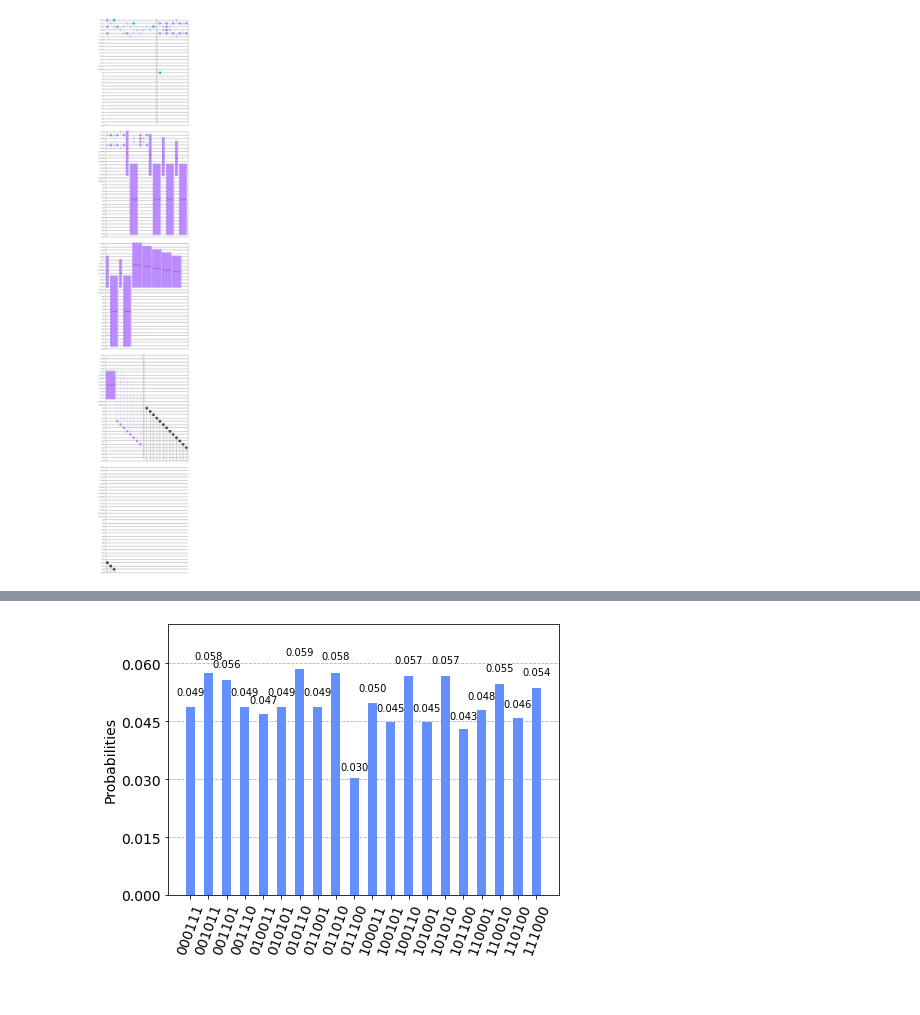
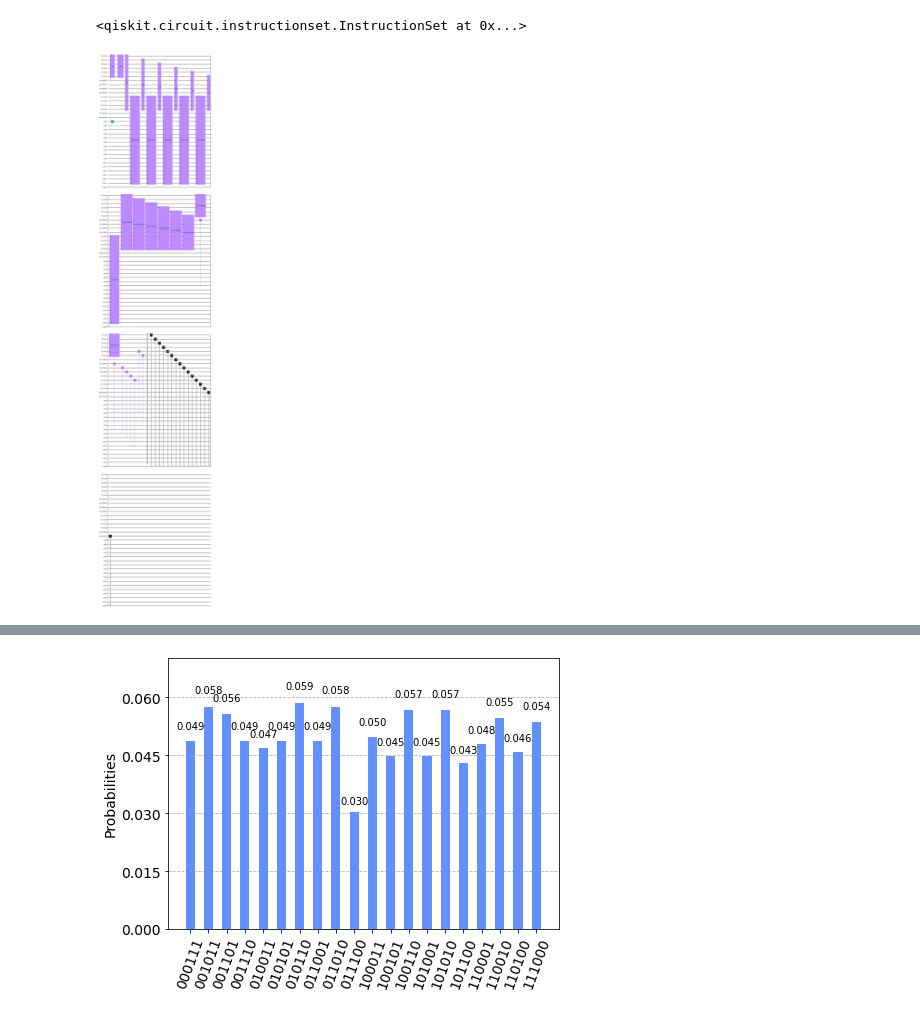
Before and after one commit to bubakazouba/spiny-quantum, a Jupyter notebook: AprilQuantumChallenge.ipynb, the cells around one changed output, grey strips where cells are left out. Saved outputs shown, nothing was run; the diff lists cells and outputs as text; code cells hidden in the pictures.

```diff
--- a/AprilQuantumChallenge.ipynb
+++ b/AprilQuantumChallenge.ipynb
@@ -73,7 +71,8 @@ def targeted_cnot(circuit, index_pairs):
         circuit.cnot(control, target)
     return circuit
 
-def divide(circuit):
+def divide():
+    circuit = QuantumCircuit(6)
     circuit = targeted_ry(circuit, [0, 2, 4], \
                           [2*np.arccos(np.sqrt(1/20)), \
                            np.arccos(np.sqrt(10/19)), \
@@ -92,11 +91,11 @@ def divide(circuit):
     circuit.x(0)
     circuit.x(1)
     circuit.x(2)
-    circuit.barrier()
 
     return circuit
 
-def conquer(circuit):
+def conquer():
+    circuit = QuantumCircuit(6)
     circuit = targeted_ry(circuit, [1, 4], \
                           [np.pi / 2, np.pi / 2])
     circuit = targeted_cnot(circuit, [(2, 1), (3, 4)])
@@ -140,8 +139,8 @@ def conquer(circuit):
 
     return circuit
 # %%
-circuit = QuantumCircuit(6, 6)
-circuit = divide(circuit)
-circuit = conquer(circuit)
-circuit.measure(range(0, 6), range(0, 6))
-circuit.draw()
+#circuit = QuantumCircuit(6, 6)
+#circuit = divide(circuit)
+#circuit = conquer(circuit)
+#circuit.measure(range(0, 6), range(0, 6))
+#circuit.draw()
@@ -207,8 +204,12 @@ extra_grid_qreg = QuantumRegister(2, "extra_grid")
 qregs = [dir_seq_qreg, idx_offset_qreg, curr_idx_qreg, extra_grid_qreg, path_grid_qreg]
 cregs = [ClassicalRegister(n*n, "m_grid")]
 qc = QuantumCircuit(*qregs, *cregs)
-qc = divide(qc)
-qc = conquer(qc)
+divide_gate = divide().to_gate()
+divide_gate.label = "divide"
+qc.append(divide_gate, list(dir_seq_qreg))
+conquer_gate = conquer().to_gate()
+conquer_gate.label = "conquer"
+qc.append(conquer_gate, list(dir_seq_qreg))
 
 qc.x(path_grid_qreg[0]) # always set grids[0] to 1
 
@@ -230,28 +231,32 @@ for dir_q in qregs[0]:
     inverse_add_gate.label = "inverse_add_gate"
     qc.append(inverse_add_gate, list(idx_offset_qreg)+list(curr_idx_qreg)+[dir_q])
 
+qc.append(conquer_gate.inverse(), list(dir_seq_qreg))
+qc.append(divide_gate.inverse(), list(dir_seq_qreg))
 #qc.barrier()
 #qc.measure(curr_idx_qreg, cregs[0])
 #qc.barrier()
 #qc.measure(path_grid_qreg, cregs[1])
 #qc.draw('mpl')
+# %% [output]
+<qiskit.circuit.instructionset.InstructionSet at 0x...>
 # %%
 maze = [0,0,0,0, 0.5,0.5,0.5,0.5, 0.5,0.5,0.5,0.5, 0,0,0,0]
 #shortest_paths = [1,1,0,1] #[[1,1,1,0], [1,1,0,1]]
 # output should be [1,1,1,0] with prob half
 
 # set the maze based on the paths
 for i in range(len(maze)):
     if maze[i] == 0:
         pass
-    if maze[i] == 0.5:
-        qc.ch(i, i + 16)
-    if maze[i] == 1:
-        qc.cx(i, i + 16)
-    elif:
-        qc.crx(2*math.acos(math.sqrt(maze[i])), i, i + 16)
+    elif maze[i] == 0.5:
+        qc.ch(i + 16, i)
+    elif maze[i] == 1:
+        qc.cx(i + 16, i)
+    else:
+        qc.crx(2*math.acos(math.sqrt(maze[i])), i + 16, i)
 qc.barrier()
-qc.measure(range(16,32),range(0, 16))
+qc.measure(range(0, 16),range(0, 16))
 qc.draw('mpl')
 # %% [output]
-[figure, old version]
+[figure, new version]
```
Also changed, not shown: parts of 4 cells of this notebook.
